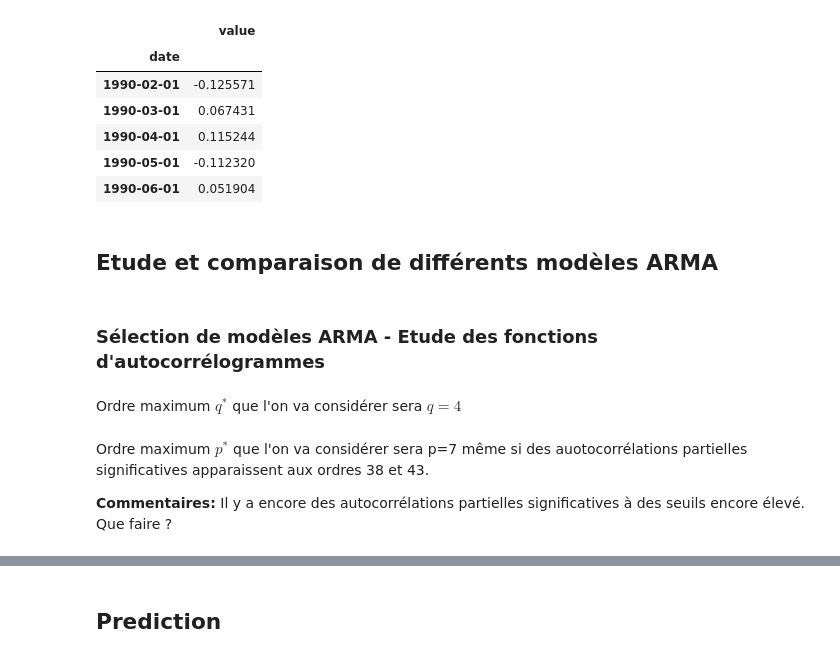
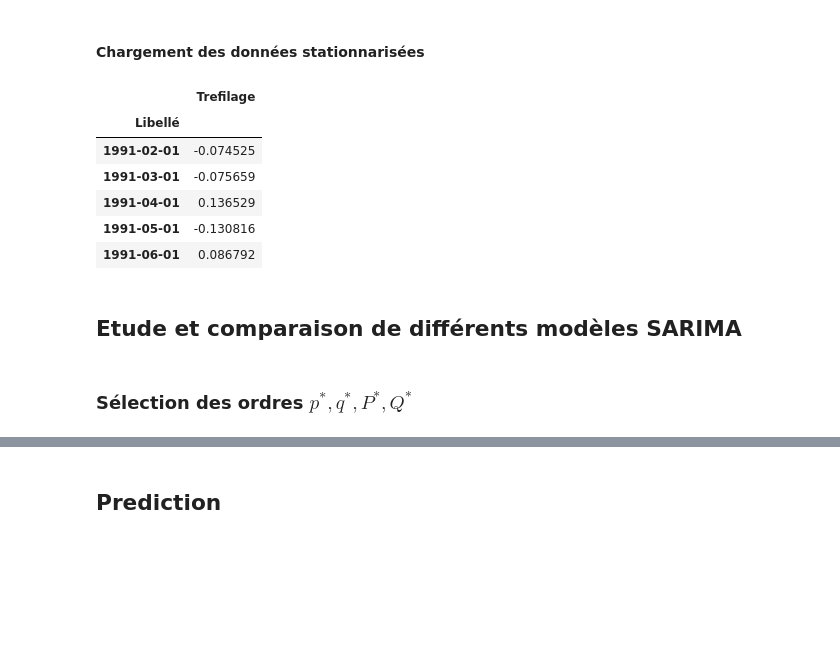
Before and after one commit to DimSum2k20/TimeSeries, a Jupyter notebook: partie2_modeles_arima_sarima.ipynb, the cells around one changed output, grey strips where cells are left out. Cells and saved outputs as stored; diff of their text form; code cells hidden in the pictures; blank space fills up the shorter version.

```diff
--- a/partie2_modeles_arima_sarima.ipynb
+++ b/partie2_modeles_arima_sarima.ipynb
@@ -17,17 +39,19 @@ os.getcwd()
+# %% [markdown]
+#### Chargement des données stationnarisées
 # %%
-s = pd.read_csv("Electricite/stationnaire.csv",header=None)
-s.columns = ["date","value"]
-s = s.set_index("date")
+s = pd.read_csv("Trefilage/stationnaire.csv", index_col="Libellé")
 s.head()
 # %% [output]
-|  | value |
-| date |  |
-| 1990-02-01 | -0.125571 |
-| 1990-03-01 | 0.067431 |
-| 1990-04-01 | 0.115244 |
-| 1990-05-01 | -0.112320 |
-| 1990-06-01 | 0.051904 |
+|  | Trefilage |
+| Libellé |  |
+| 1991-02-01 | -0.074525 |
+| 1991-03-01 | -0.075659 |
+| 1991-04-01 | 0.136529 |
+| 1991-05-01 | -0.130816 |
+| 1991-06-01 | 0.086792 |
 # %% [markdown]
-## Etude et comparaison de différents modèles ARMA
+## Etude et comparaison de différents modèles SARIMA
+# %% [markdown]
+### Sélection des ordres $p^*, q^*, P^*, Q^*$
 # %%
 from statsmodels.graphics.tsaplots import plot_acf, plot_pacf
@@ -35,2 +57,0 @@ from statsmodels.tsa.arima_model import ARIMA
-# %% [markdown]
-### Sélection de modèles ARMA - Etude des fonctions d'autocorrélogrammes
@@ -41,2 +57,0 @@ with mpl.rc_context():
-# %% [markdown]
-Ordre maximum $q^*$ que l'on va considérer sera $q=4$
@@ -47,4 +57,0 @@ with mpl.rc_context():
-# %% [markdown]
-Ordre maximum $p^*$ que l'on va considérer sera p=7 même si des auotocorrélations partielles significatives apparaissent aux ordres 38 et 43.
-
-**Commentaires:** Il y a encore des autocorrélations partielles significatives à des seuils encore élevé. Que faire ?
```
Also changed, not shown: parts of 30 cells of this notebook.
